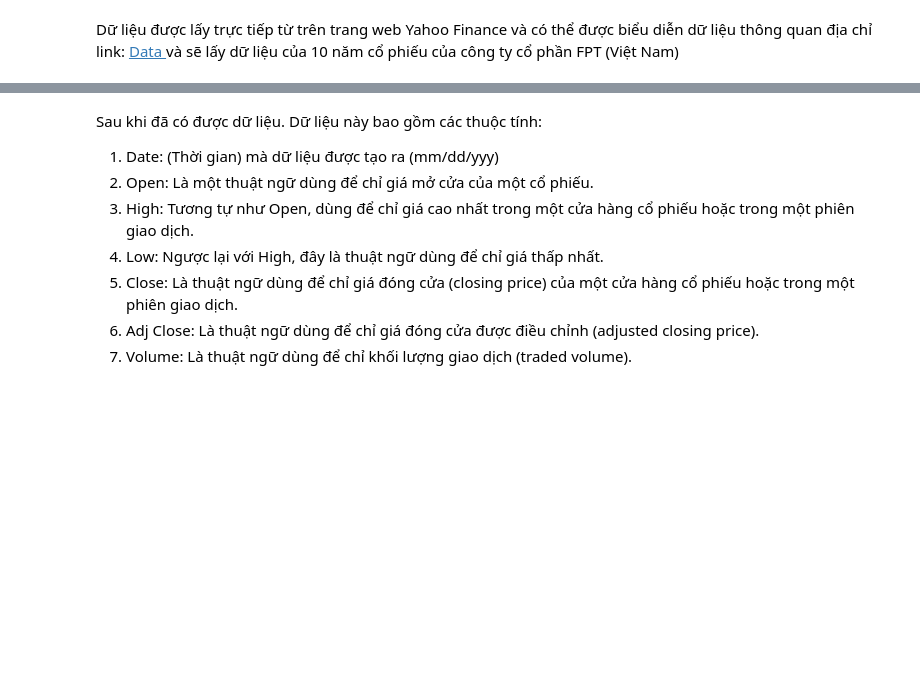
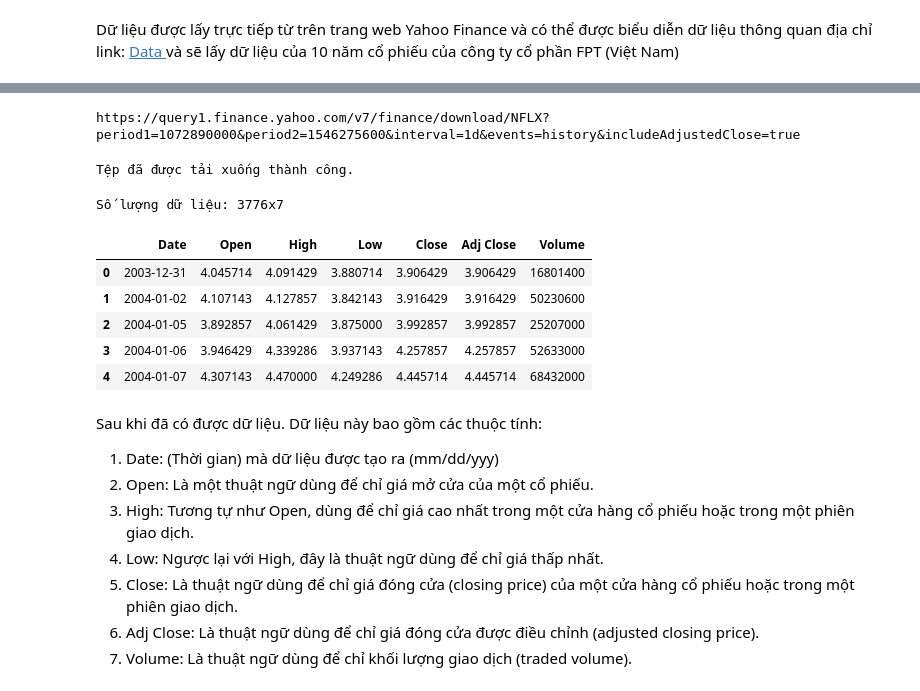
Before and after one commit to JohnsonAudreyRalph/Major_Assignment, a Jupyter notebook: Draw_Data.ipynb, the cells around one changed output, grey strips where cells are left out. Cells and saved outputs as stored; diff of their text form; code cells hidden in the pictures; blank space fills up the shorter version.

Commit message:
Phát hiện lỗi và đã chỉnh lại thành công

```diff
--- a/Draw_Data.ipynb
+++ b/Draw_Data.ipynb
@@ -27,0 +15,16 @@ FPT_data
+# %%
+star_Time = DATETIME_STAMP(datetime(2004, 1, 1))
+end_Time = DATETIME_STAMP(datetime(2019,1,1))
+url = 'https://query1.finance.yahoo.com/v7/finance/download/NFLX?period1='+str(star_Time)+'&period2='+str(end_Time)+'&interval=1d&events=history&includeAdjustedClose=true'
+print(url)
+# %% [output]
+https://query1.finance.yahoo.com/v7/finance/download/NFLX?period1=1072890000&period2=1546275600&interval=1d&events=history&includeAdjustedClose=true
+# %%
+filename = 'Data.csv'  # Tên tệp để lưu trữ dữ liệu tải xuống
+try:
+    urllib.request.urlretrieve(url, filename)
+    print("Tệp đã được tải xuống thành công.")
+except urllib.error.URLError as e:
+    print("Lỗi khi tải xuống tệp:", e)
+# %% [output]
+Tệp đã được tải xuống thành công.
@@ -28,3 +34,16 @@ FPT_data
+# %%
+print(f"Số lượng dữ liệu: {data.shape[0]}x{data.shape[1]}")
+# %% [output]
+Số lượng dữ liệu: 3776x7
+# %%
+data.head()
+# %% [output]
+|  | Date | Open | High | Low | Close | Adj Close | Volume |
+| 0 | 2003-12-31 | 4.045714 | 4.091429 | 3.880714 | 3.906429 | 3.906429 | 16801400 |
+| 1 | 2004-01-02 | 4.107143 | 4.127857 | 3.842143 | 3.916429 | 3.916429 | 50230600 |
+| 2 | 2004-01-05 | 3.892857 | 4.061429 | 3.875000 | 3.992857 | 3.992857 | 25207000 |
+| 3 | 2004-01-06 | 3.946429 | 4.339286 | 3.937143 | 4.257857 | 4.257857 | 52633000 |
+| 4 | 2004-01-07 | 4.307143 | 4.470000 | 4.249286 | 4.445714 | 4.445714 | 68432000 |
 # %% [markdown]
 Sau khi đã có được dữ liệu. Dữ liệu này bao gồm các thuộc tính:
 1. Date: (Thời gian) mà dữ liệu được tạo ra (mm/dd/yyy)
```
Also changed, not shown: parts of 7 cells of this notebook, 5 other files.
